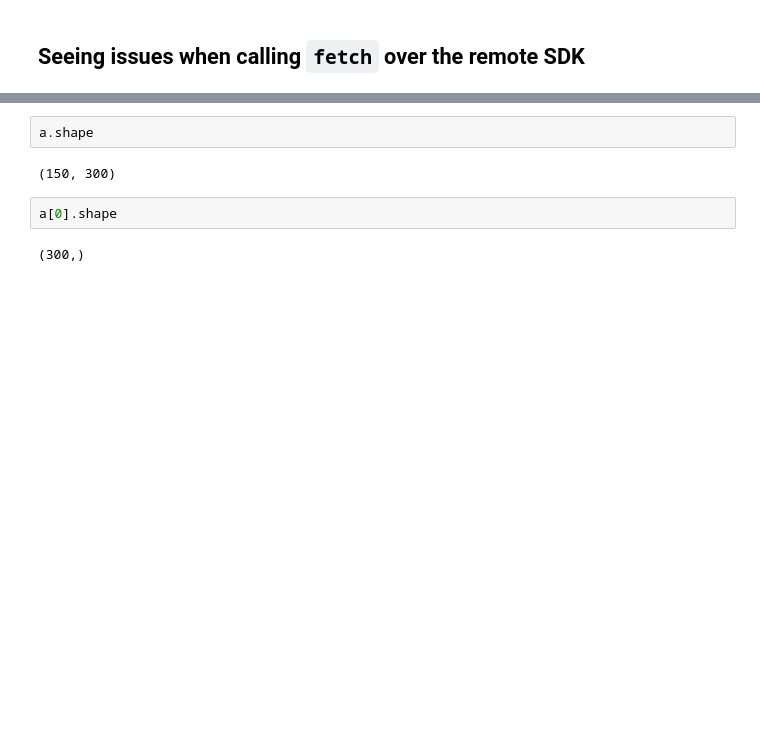
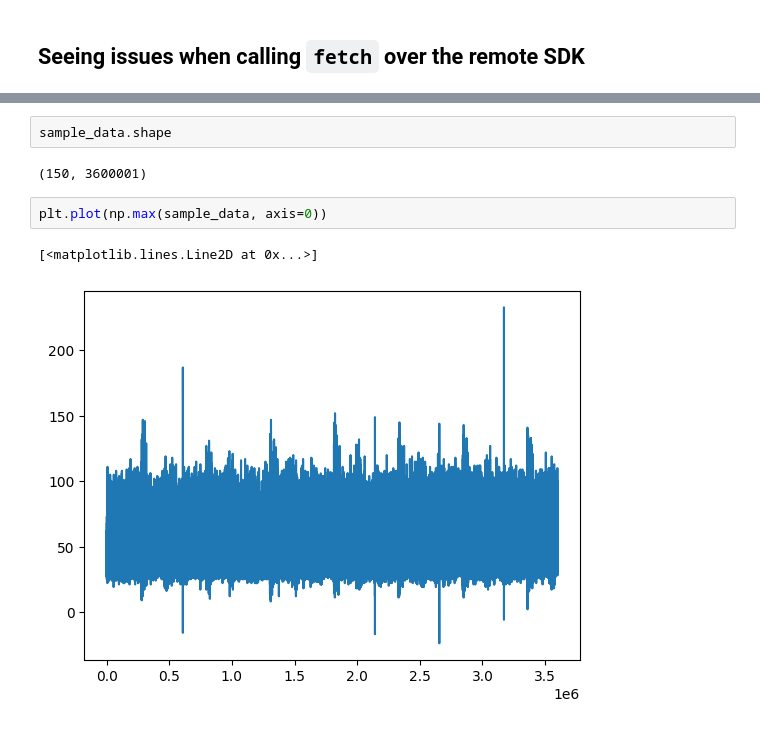
Before and after one commit to hantman-lab/realSpike, a Jupyter notebook: notebooks/check_fetch.ipynb, the cells around one changed output, grey strips where cells are left out. Saved outputs shown, nothing was run; the diff lists cells and outputs as text; blank space fills up the shorter version.

```diff
--- a/notebooks/check_fetch.ipynb
+++ b/notebooks/check_fetch.ipynb
@@ -14,8 +67,9 @@ b = np.concatenate([d0, d1], axis=1)
 # %%
-a.shape
+sample_data.shape
 # %% [output]
-(150, 300)
+(150, 3600001)
-# %%
-a[0].shape
-# %% [output]
-(300,)
+# %%
+plt.plot(np.max(sample_data, axis=0))
+# %% [output]
+[<matplotlib.lines.Line2D at 0x...>]
+[figure, added]
```
Also changed, not shown: parts of 18 cells of this notebook, 2 other files.
